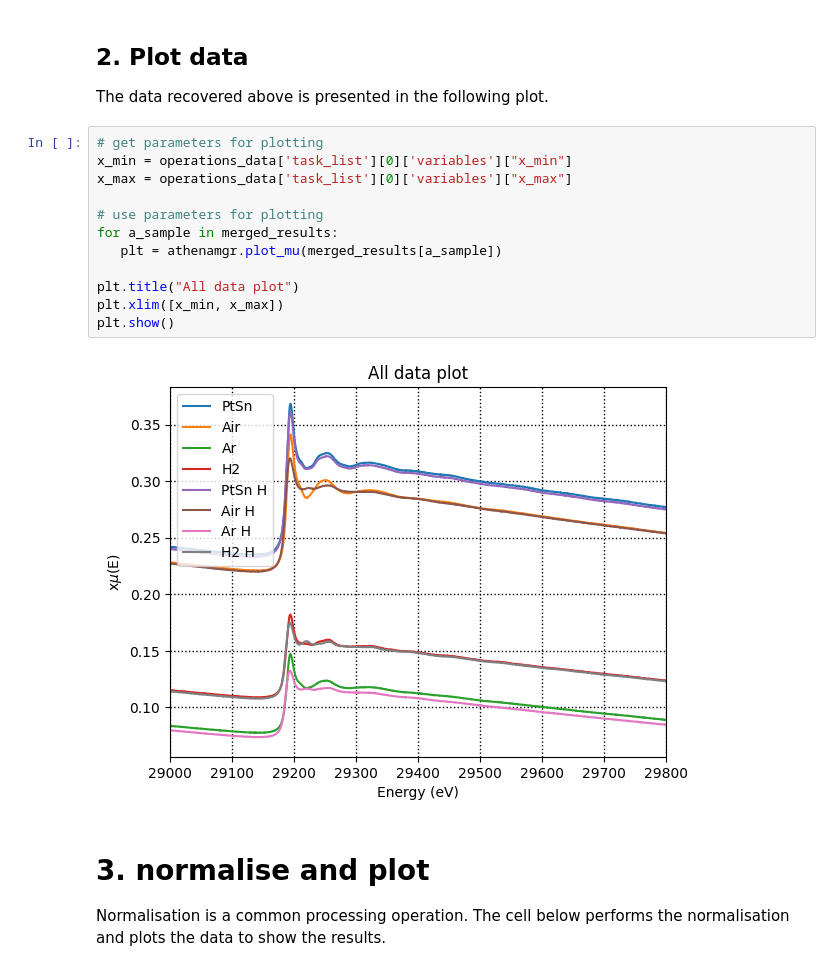
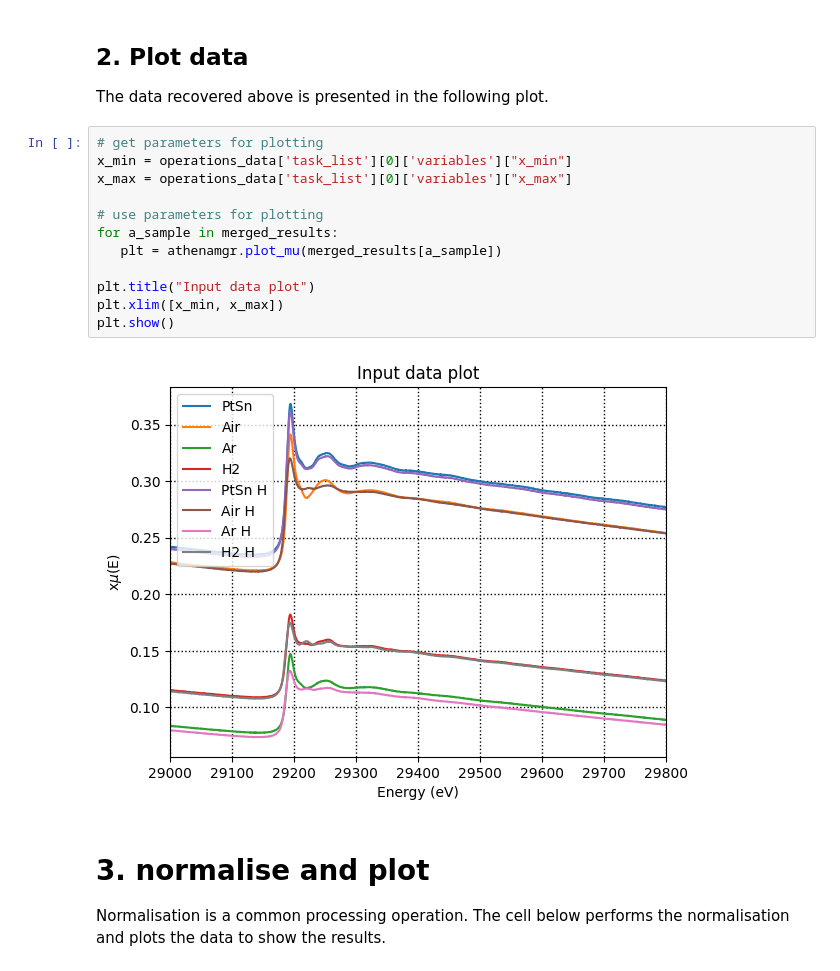
Before and after one commit to scman1/psdi_webinar, a Jupyter notebook: e01_read_data/ReadData.ipynb, the cells around one changed output. Drawn from its saved outputs; the diff is of its cells as text.

```diff
--- a/e01_read_data/ReadData.ipynb
+++ b/e01_read_data/ReadData.ipynb
@@ -120,17 +122,17 @@ The data recovered above is presented in the following plot.
 # %%
 # get parameters for plotting
 x_min = operations_data['task_list'][0]['variables']["x_min"]
 x_max = operations_data['task_list'][0]['variables']["x_max"]
 
 # use parameters for plotting
 for a_sample in merged_results:
    plt = athenamgr.plot_mu(merged_results[a_sample])
 
-plt.title("All data plot")
+plt.title("Input data plot")
 plt.xlim([x_min, x_max])
 plt.show()
 # %% [output]
-[figure, old version]
+[figure, new version]
 # %% [markdown]
 # 3. normalise and plot
 Normalisation is a common processing operation. The cell below performs the normalisation and plots the data to show the results.
```
Also changed, not shown: parts of 2 cells of this notebook, 1 other file.
